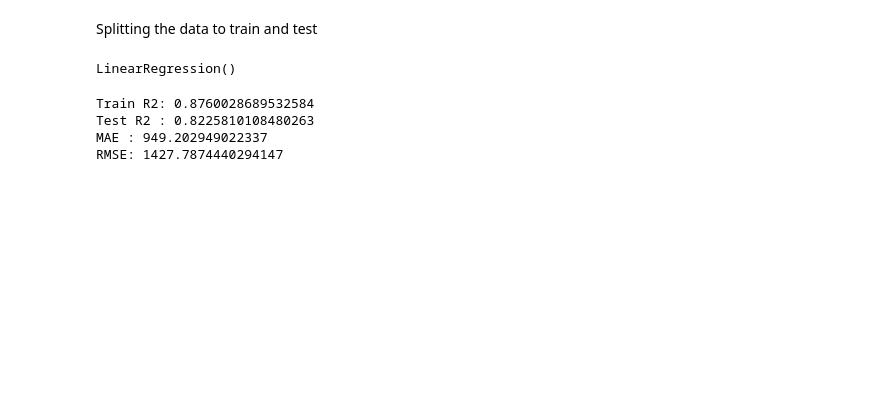
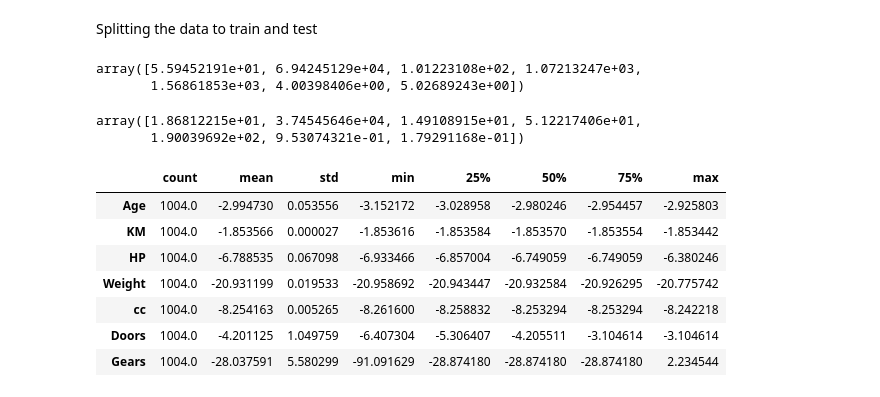
Before and after one commit to nphaniraj46/Machine_Learning, a Jupyter notebook: MLR/MLR.ipynb, the cells around one changed output. Cells and saved outputs as stored; diff of their text form; code cells hidden in the pictures; blank space fills up the shorter version.

```diff
--- a/MLR/MLR.ipynb
+++ b/MLR/MLR.ipynb
@@ -301,7 +300,0 @@ num_cols = ["Age", "KM", "HP", "Weight", "cc", "Doors", "Gears"]
-# %%
-from sklearn.preprocessing import StandardScaler
-
-scaler = StandardScaler()
-
-X_train[num_cols] = scaler.fit_transform(X_train[num_cols])
-X_test[num_cols] = scaler.transform(X_test[num_cols])
@@ -312,5 +300,0 @@ import numpy as np
-# %%
-lr = LinearRegression()
-lr.fit(X_train, y_train)
-# %% [output]
-LinearRegression()
@@ -320,11 +301,35 @@ y_test_pred = lr.predict(X_test)
-# %%
-print("Train R2:", r2_score(y_train, y_train_pred))
-print("Test R2 :", r2_score(y_test, y_test_pred))
-
-print("MAE :", mean_absolute_error(y_test, y_test_pred))
-print("RMSE:", np.sqrt(mean_squared_error(y_test, y_test_pred)))
-# %% [output]
-Train R2: 0.8760028689532584
-Test R2 : 0.8225810108480263
-MAE : 949.202949022337
-RMSE: 1427.7874440294147
+# %%
+from sklearn.preprocessing import StandardScaler
+
+scaler = StandardScaler()
+scaler.fit(X_train[num_cols])
+
+X_train[num_cols] = scaler.transform(X_train[num_cols])
+X_test[num_cols] = scaler.transform(X_test[num_cols])
+ #i fitted scaler to  my data
+#Here what happens is that we are going to get all cols mean and standard deviation in to an array
+# %%
+X_train[num_cols] = scaler.transform(X_train[num_cols])
+# %%
+scaler.mean_ #This is the mean of those cols
+# %% [output]
+array([5.59452191e+01, 6.94245129e+04, 1.01223108e+02, 1.07213247e+03,
+       1.56861853e+03, 4.00398406e+00, 5.02689243e+00])
+# %%
+scaler.scale_ #and here comes standard deviation
+#we got these values after fitting the scaler to this training data
+#and same mean and standard deviation of each cols is going to fit for this test as well
+# %% [output]
+array([1.86812215e+01, 3.74545646e+04, 1.49108915e+01, 5.12217406e+01,
+       1.90039692e+02, 9.53074321e-01, 1.79291168e-01])
+# %%
+X_train[num_cols].describe().T
+# %% [output]
+|  | count | mean | std | min | 25% | 50% | 75% | max |
+| Age | 1004.0 | -2.994730 | 0.053556 | -3.152172 | -3.028958 | -2.980246 | -2.954457 | -2.925803 |
+| KM | 1004.0 | -1.853566 | 0.000027 | -1.853616 | -1.853584 | -1.853570 | -1.853554 | -1.853442 |
+| HP | 1004.0 | -6.788535 | 0.067098 | -6.933466 | -6.857004 | -6.749059 | -6.749059 | -6.380246 |
+| Weight | 1004.0 | -20.931199 | 0.019533 | -20.958692 | -20.943447 | -20.932584 | -20.926295 | -20.775742 |
+| cc | 1004.0 | -8.254163 | 0.005265 | -8.261600 | -8.258832 | -8.253294 | -8.253294 | -8.242218 |
+| Doors | 1004.0 | -4.201125 | 1.049759 | -6.407304 | -5.306407 | -4.205511 | -3.104614 | -3.104614 |
+| Gears | 1004.0 | -28.037591 | 5.580299 | -91.091629 | -28.874180 | -28.874180 | -28.874180 | 2.234544 |
```
Also changed, not shown: parts of 7 cells of this notebook.
